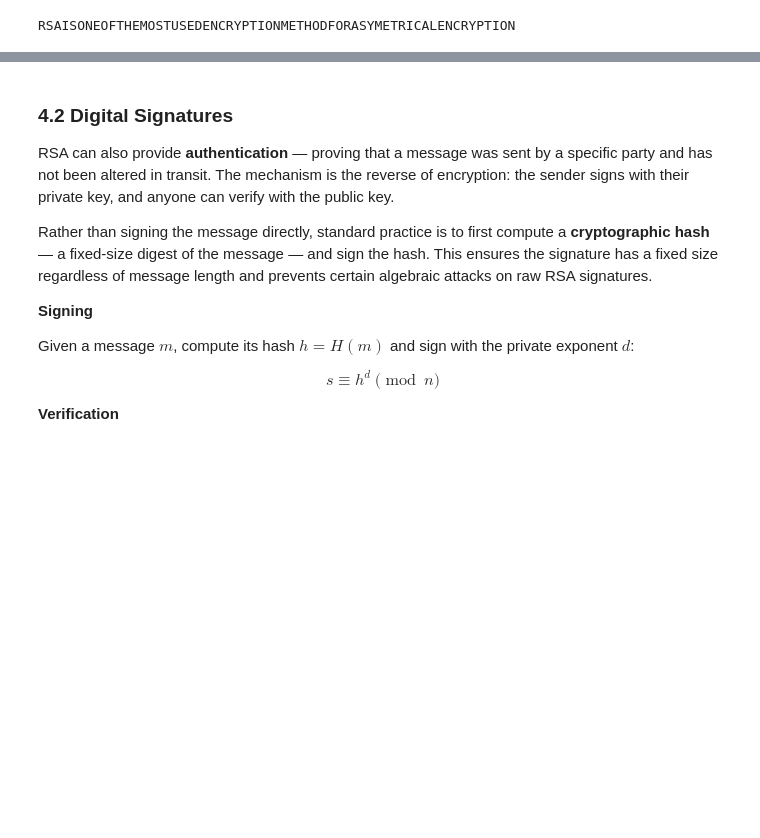
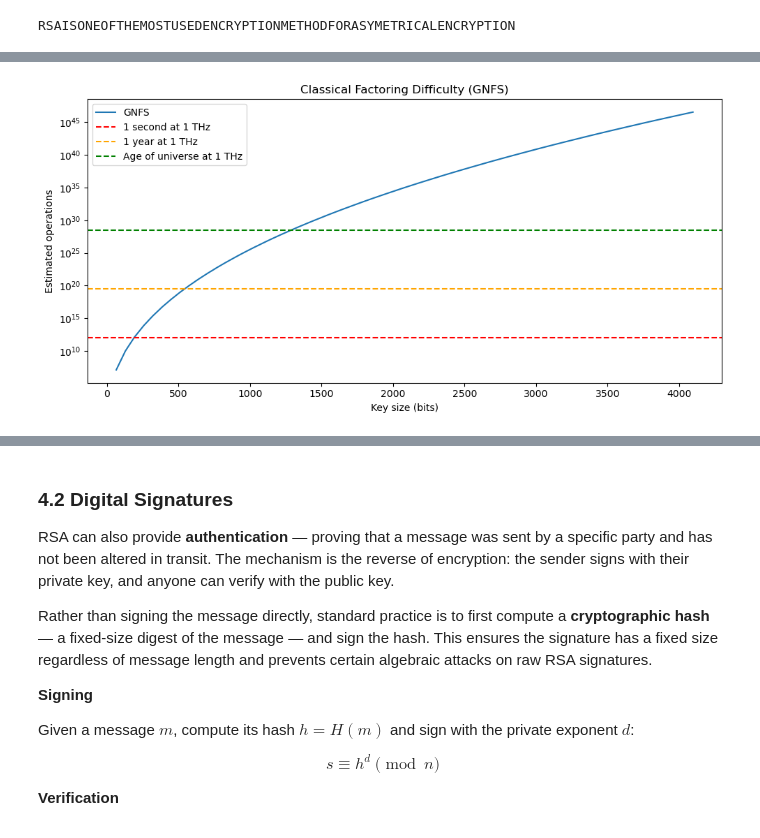
Before and after one commit to AdelinChaushev/Softuni_Math_For_Developers_Course_Project, a Jupyter notebook: ModernCryptography.ipynb, the cells around one changed output, grey strips where cells are left out. Cells and saved outputs as stored; diff of their text form; code cells hidden in the pictures; blank space fills up the shorter version.

```diff
--- a/ModernCryptography.ipynb
+++ b/ModernCryptography.ipynb
@@ -1335,0 +1382,18 @@ RSAISONEOFTHEMOSTUSEDENCRYPTIONMETHODFORASYMETRICALENCRYPTION
+# %%
+bits = np.arange(64, 4097, 64)
+ln_n = bits * np.log(2)
+ops = np.exp(1.9 * ln_n**(1/3) * np.log(ln_n)**(2/3))
+
+fig, ax = plt.subplots(figsize=(10, 5))
+ax.semilogy(bits, ops,label="GNFS")
+ax.set_xlabel("Key size (bits)")
+ax.set_ylabel("Estimated operations")
+ax.set_title("Classical Factoring Difficulty (GNFS)")
+ax.axhline(10**12, linestyle='--', color='red', label='1 second at 1 THz')
+ax.axhline(10**12 * 3.15e7, linestyle='--', color='orange', label='1 year at 1 THz')
+ax.axhline(10**12 * 3.15e7 * 1e9, linestyle='--', color='green', label='Age of universe at 1 THz')
+plt.legend()
+plt.tight_layout()
+plt.show()
+# %% [output]
+[figure, added]
```
Also changed, not shown: parts of 36 cells of this notebook.
